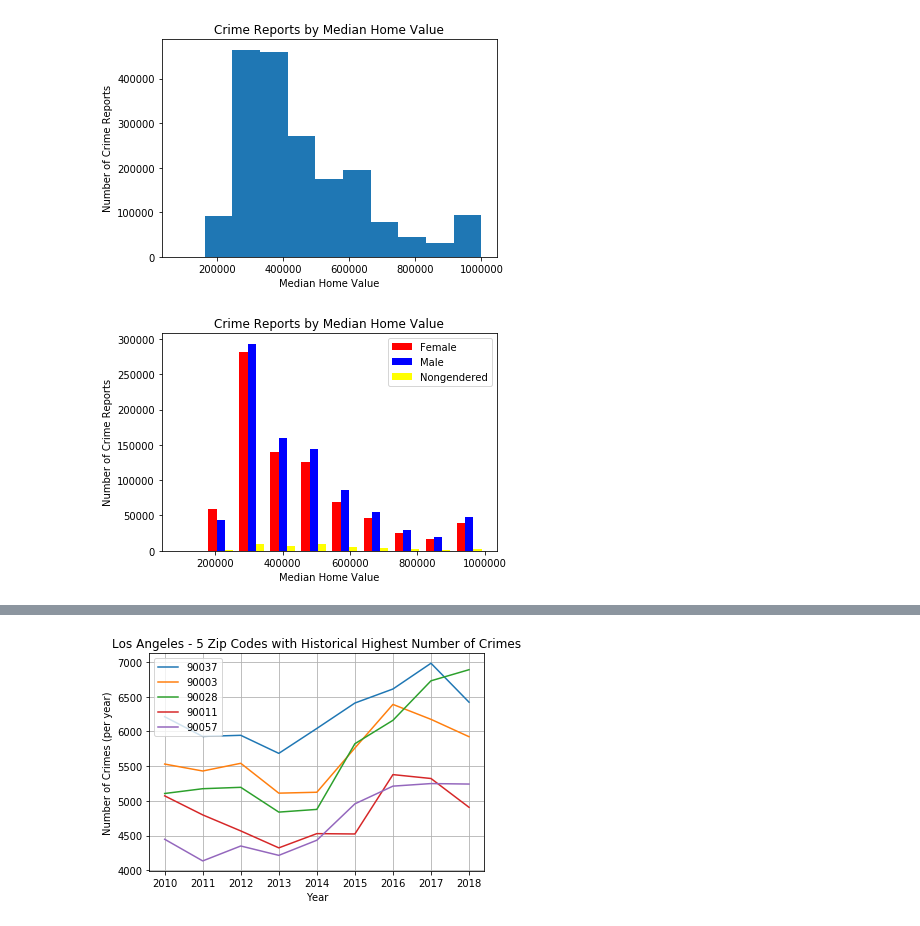
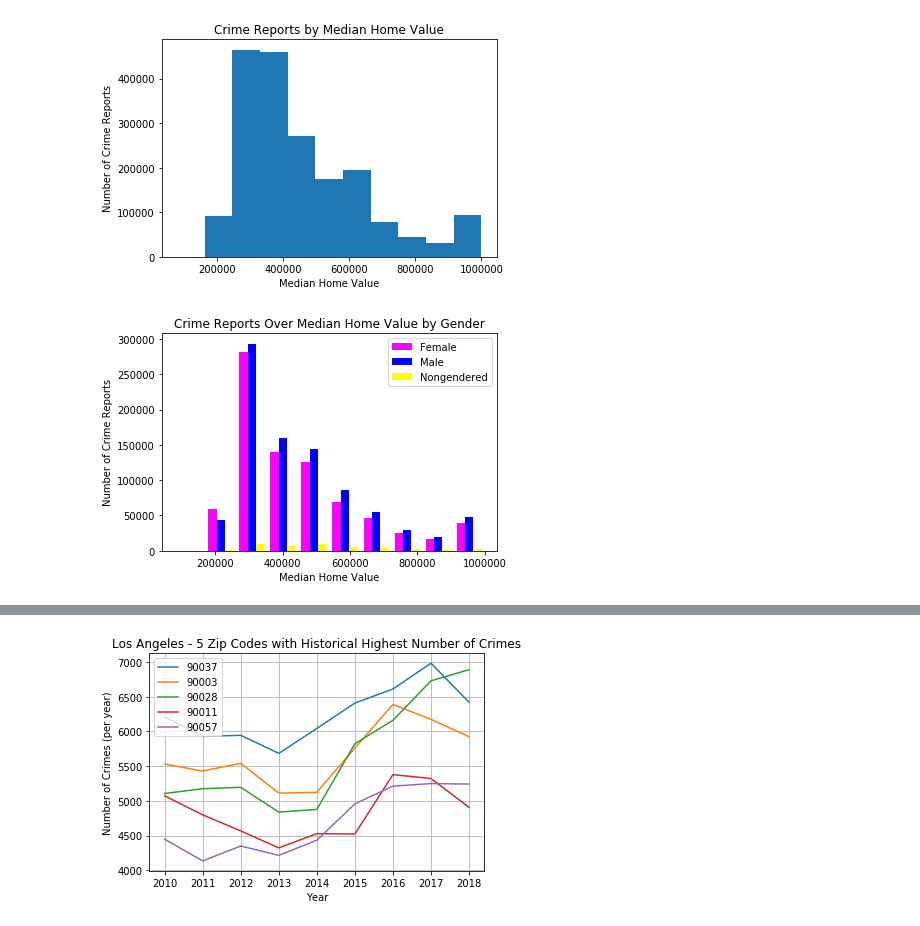
Before and after one commit to frederikdebruyker/Los-Angeles-Crime-Statistics, a Jupyter notebook: JM_crime_statistics_copy.ipynb, the cells around one changed output, grey strips where cells are left out. Drawn from its saved outputs; the diff is of its cells as text; code cells hidden in the pictures.

```diff
--- a/JM_crime_statistics_copy.ipynb
+++ b/JM_crime_statistics_copy.ipynb
@@ -64,21 +64,21 @@ plt.show()
 # %%
 # Create subsets of dataframe by gender (female, male, unspecified/nongendered)
 f_df = home_df.loc[home_df["vict_sex"] == "F"]
 m_df = home_df.loc[home_df["vict_sex"] == "M"]
 nongendered = ["X", "H", "N", "-"]
 x_df = home_df.loc[home_df["vict_sex"].isin(nongendered)]
 
 # Plot crime reports over home values by gender
 f_mhv = f_df["Median Home Value"]
 m_mhv = m_df["Median Home Value"]
 x_mhv = x_df["Median Home Value"]
 
 legend = ["Female", "Male", "Nongendered"]
-plt.hist([f_mhv, m_mhv, x_mhv], color=["red", "blue", "yellow"])
+plt.hist([f_mhv, m_mhv, x_mhv], color=["magenta", "blue", "yellow"])
 plt.xlabel("Median Home Value")
 plt.ylabel("Number of Crime Reports")
-plt.title('Crime Reports by Median Home Value')
+plt.title('Crime Reports Over Median Home Value by Gender')
 plt.legend(legend)
 plt.show()
 # %% [output]
-[figure, old version]
+[figure, new version]
```
Also changed, not shown: parts of 4 cells of this notebook, 3 other files.
